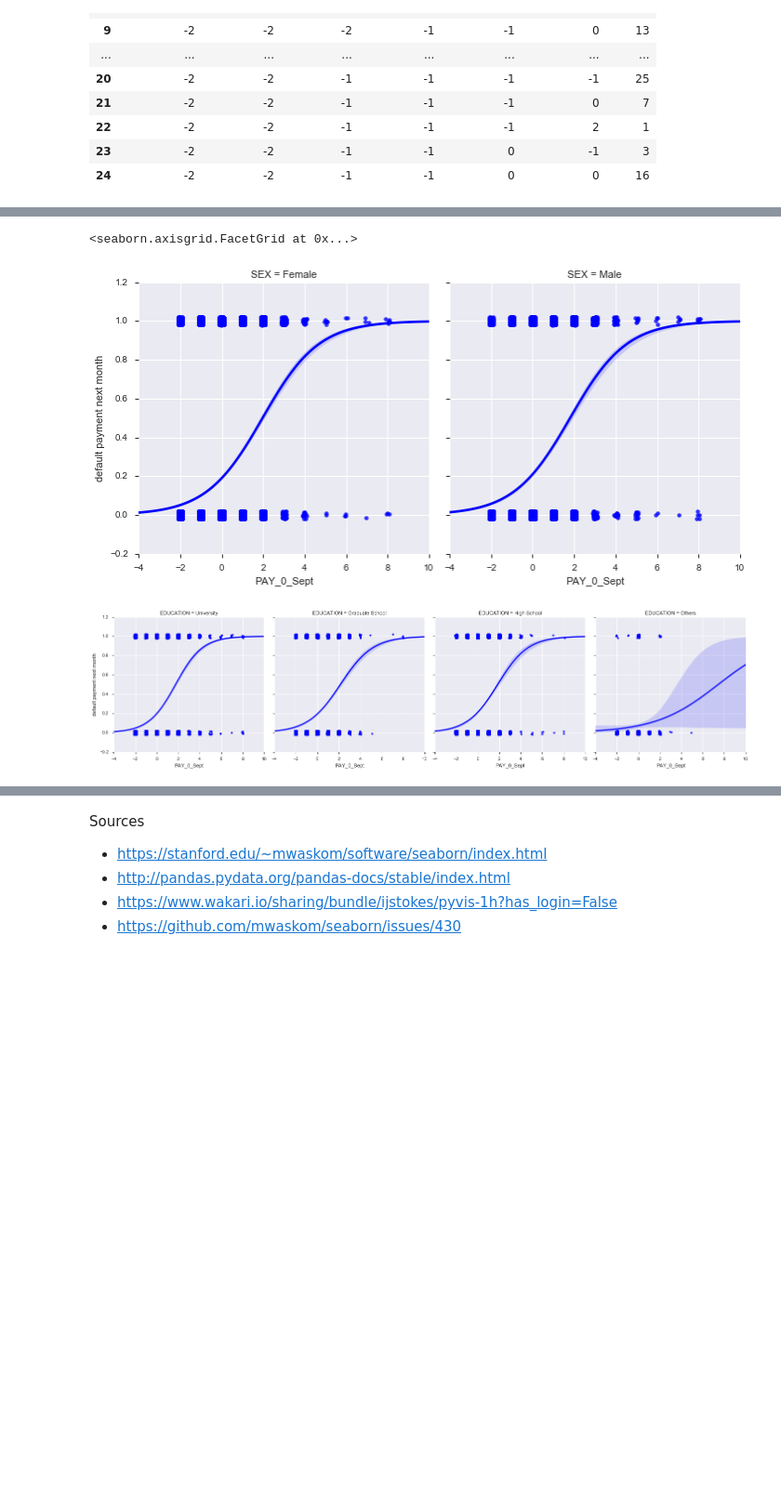
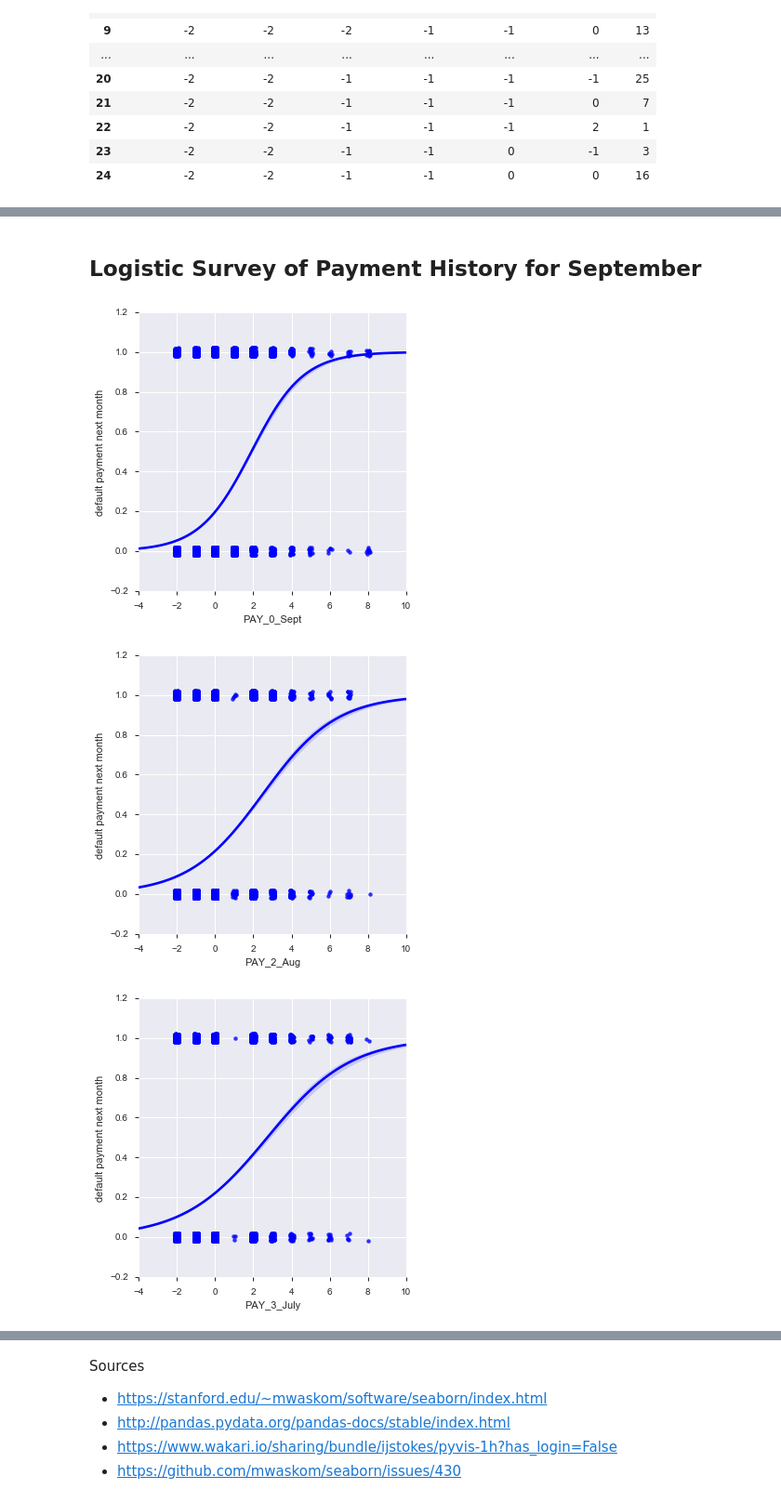
Before and after one commit to rlshuhart/MSDS7331_Project_1, a Jupyter notebook: MSDS7331_Project_1_Notebook.ipynb, the cells around one changed output, grey strips where cells are left out. Shown at 93% size. Drawn from its saved outputs; the diff is of its cells as text; code cells hidden in the pictures; blank space fills up the shorter version.

```diff
--- a/MSDS7331_Project_1_Notebook.ipynb
+++ b/MSDS7331_Project_1_Notebook.ipynb
@@ -587,11 +555,17 @@ cm = sns.light_palette("green", as_cmap=True)
 | 428 | 0 | 0 | 0 | 0 | 0 | -2 | 193 | 13.9896 |
 | 409 | 0 | 0 | 0 | -2 | -2 | -2 | 172 | 13.9535 |
 | 527 | 1 | -2 | -1 | -1 | -1 | -1 | 65 | 13.8462 |
+# %% [markdown]
+## Logistic Survey of Payment History for September
 # %%
-#Logistic line for
-sns.lmplot(data=cc_data, x='PAY_0_Sept', y='default payment next month', x_jitter=.1, y_jitter=.02, col='SEX', logistic=True)
-sns.lmplot(data=cc_data, x='PAY_0_Sept', y='default payment next month', x_jitter=.1, y_jitter=.02, col='EDUCATION', logistic=True)
+#Logistic line
+pay_hist = ['PAY_0_Sept','PAY_2_Aug', 'PAY_3_July', 'PAY_4_June', 'PAY_5_May', 'PAY_6_April']
+
+for i in range(len(pay_hist)):
+    sns.lmplot(data=cc_data, x=pay_hist[i], y='default payment next month', x_jitter=.1, y_jitter=.02, logistic=True)
+
+#sns.lmplot(data=cc_data, x='PAY_0_Sept', y='default payment next month', x_jitter=.1, y_jitter=.02, col='MARRIAGE', logistic=True)
 # %% [output]
-<seaborn.axisgrid.FacetGrid at 0x...>
-[figure, old version]
+[figure, new version]
-[figure, old version]
+[figure, new version]
+[figure, added]
```
Also changed, not shown: parts of 12 cells of this notebook.
